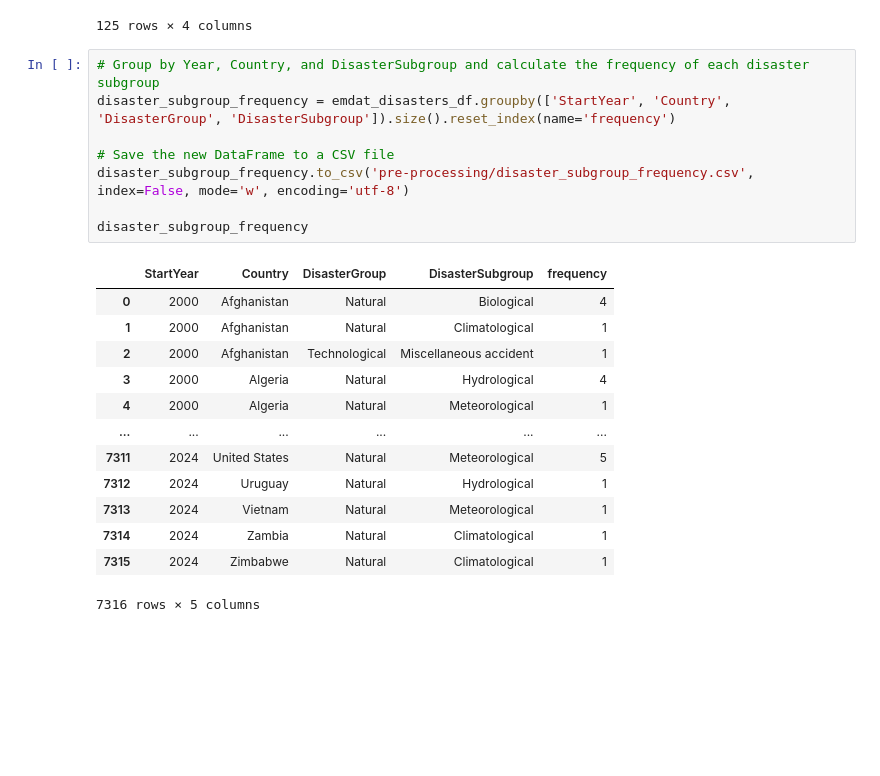
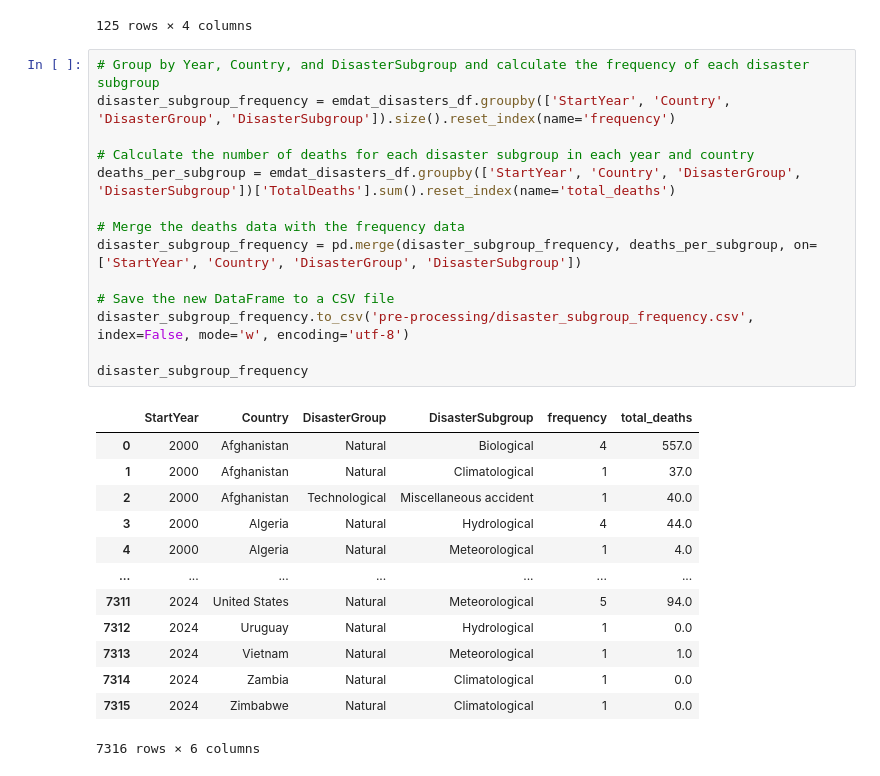
Before and after one commit to caparritos/INFOVIS-G22, a Jupyter notebook: satinize_dataset/sanitize.ipynb, the cells around one changed output. Drawn from its saved outputs; the diff is of its cells as text; blank space fills up the shorter version.

Commit message:
add deaths to radial chart dataset

```diff
--- a/satinize_dataset/sanitize.ipynb
+++ b/satinize_dataset/sanitize.ipynb
@@ -300,22 +300,28 @@ disasters_per_region
 # %%
 # Group by Year, Country, and DisasterSubgroup and calculate the frequency of each disaster subgroup
 disaster_subgroup_frequency = emdat_disasters_df.groupby(['StartYear', 'Country', 'DisasterGroup', 'DisasterSubgroup']).size().reset_index(name='frequency')
+
+# Calculate the number of deaths for each disaster subgroup in each year and country
+deaths_per_subgroup = emdat_disasters_df.groupby(['StartYear', 'Country', 'DisasterGroup', 'DisasterSubgroup'])['TotalDeaths'].sum().reset_index(name='total_deaths')
+
+# Merge the deaths data with the frequency data
+disaster_subgroup_frequency = pd.merge(disaster_subgroup_frequency, deaths_per_subgroup, on=['StartYear', 'Country', 'DisasterGroup', 'DisasterSubgroup'])
 
 # Save the new DataFrame to a CSV file
 disaster_subgroup_frequency.to_csv('pre-processing/disaster_subgroup_frequency.csv', index=False, mode='w', encoding='utf-8')
 
 disaster_subgroup_frequency
 # %% [output]
-|  | StartYear | Country | DisasterGroup | DisasterSubgroup | frequency |
-| 0 | 2000 | Afghanistan | Natural | Biological | 4 |
-| 1 | 2000 | Afghanistan | Natural | Climatological | 1 |
-| 2 | 2000 | Afghanistan | Technological | Miscellaneous accident | 1 |
-| 3 | 2000 | Algeria | Natural | Hydrological | 4 |
-| 4 | 2000 | Algeria | Natural | Meteorological | 1 |
-| ... | ... | ... | ... | ... | ... |
-| 7311 | 2024 | United States | Natural | Meteorological | 5 |
-| 7312 | 2024 | Uruguay | Natural | Hydrological | 1 |
-| 7313 | 2024 | Vietnam | Natural | Meteorological | 1 |
-| 7314 | 2024 | Zambia | Natural | Climatological | 1 |
-| 7315 | 2024 | Zimbabwe | Natural | Climatological | 1 |
+|  | StartYear | Country | DisasterGroup | DisasterSubgroup | frequency | total_deaths |
+| 0 | 2000 | Afghanistan | Natural | Biological | 4 | 557.0 |
+| 1 | 2000 | Afghanistan | Natural | Climatological | 1 | 37.0 |
+| 2 | 2000 | Afghanistan | Technological | Miscellaneous accident | 1 | 40.0 |
+| 3 | 2000 | Algeria | Natural | Hydrological | 4 | 44.0 |
+| 4 | 2000 | Algeria | Natural | Meteorological | 1 | 4.0 |
+| ... | ... | ... | ... | ... | ... | ... |
+| 7311 | 2024 | United States | Natural | Meteorological | 5 | 94.0 |
+| 7312 | 2024 | Uruguay | Natural | Hydrological | 1 | 0.0 |
+| 7313 | 2024 | Vietnam | Natural | Meteorological | 1 | 1.0 |
+| 7314 | 2024 | Zambia | Natural | Climatological | 1 | 0.0 |
+| 7315 | 2024 | Zimbabwe | Natural | Climatological | 1 | 0.0 |
-7316 rows × 5 columns
+7316 rows × 6 columns
```
Also changed, not shown: 1 other file.
